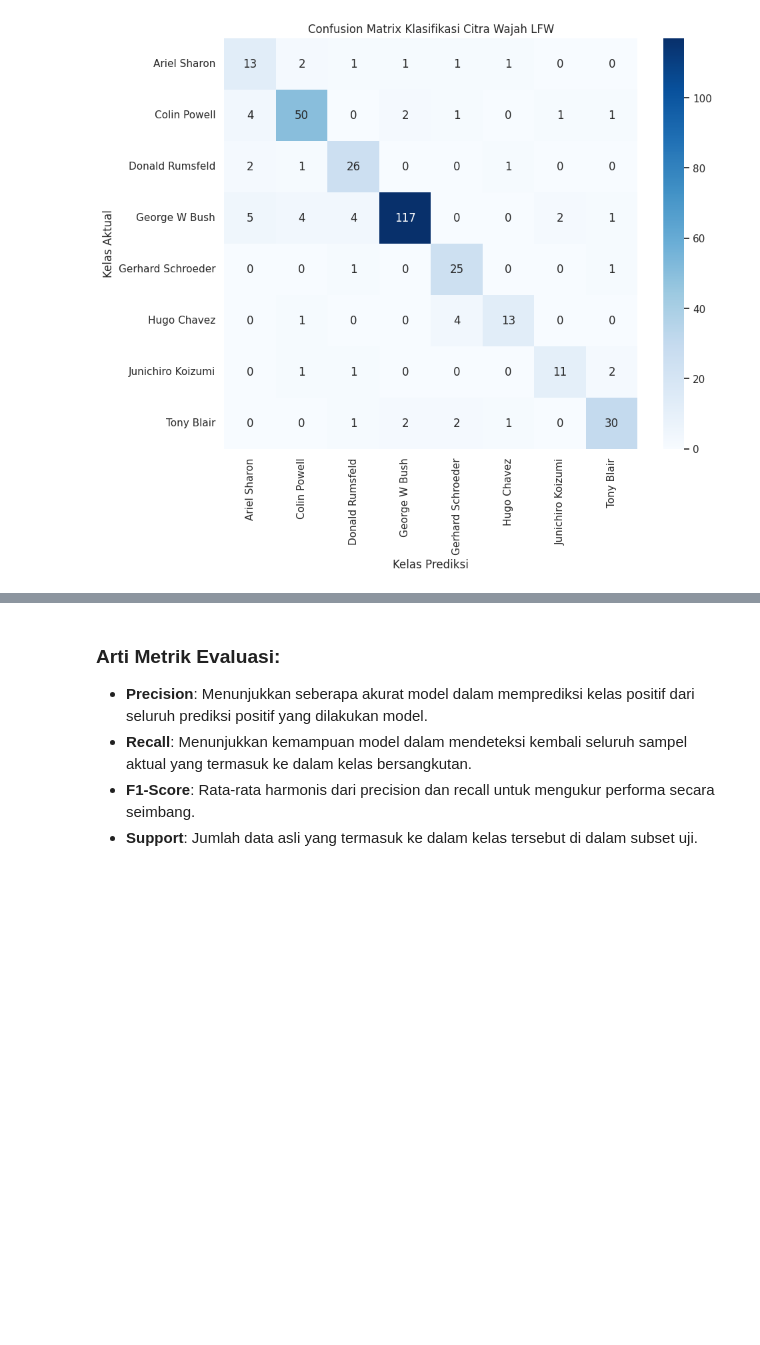
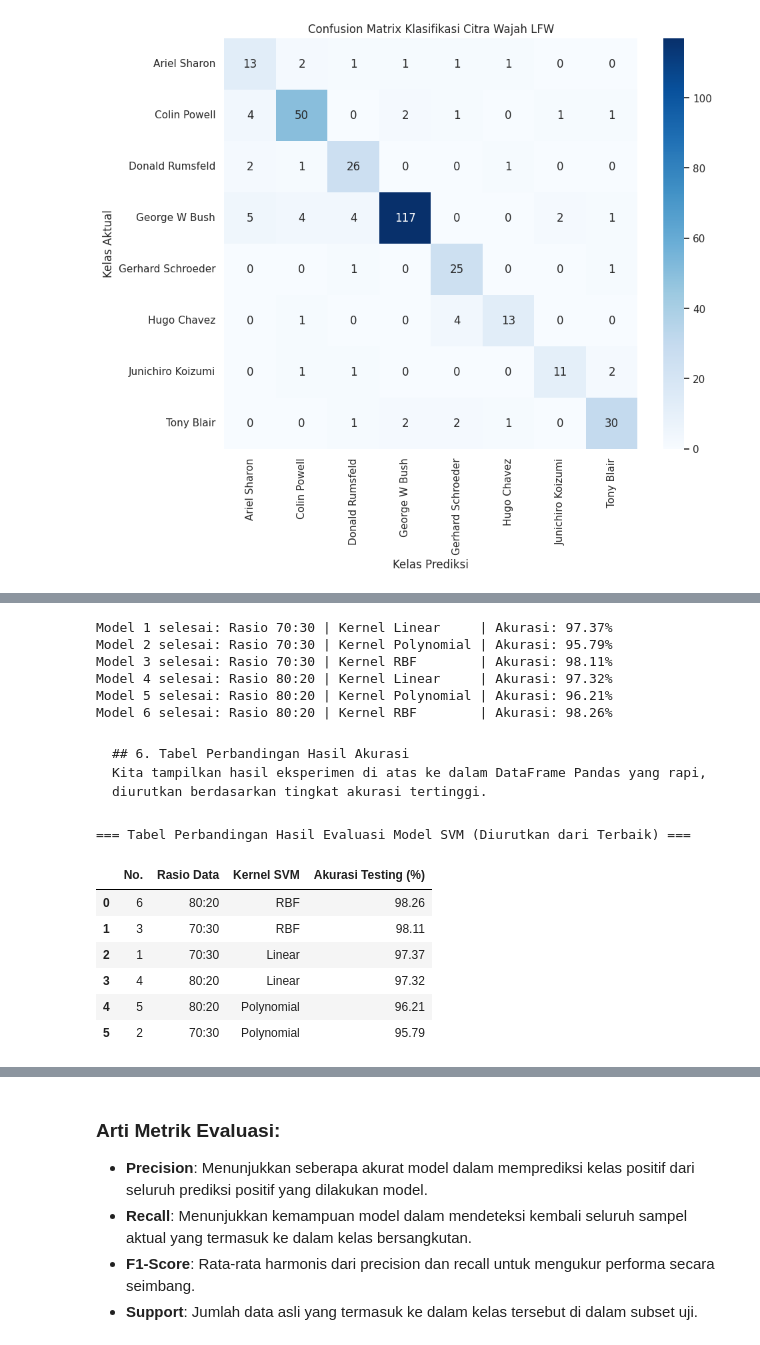
Before and after one commit to Yahya1805/machine-learning_2026, a Jupyter notebook: ML_JS11_10_Klasifikasi2.ipynb, the cells around one changed output, grey strips where cells are left out. Cells and saved outputs as stored; diff of their text form; code cells hidden in the pictures; blank space fills up the shorter version.

````diff
--- a/ML_JS11_10_Klasifikasi2.ipynb
+++ b/ML_JS11_10_Klasifikasi2.ipynb
@@ -1548,0 +1689,66 @@ Junichiro Koizumi       0.79      0.73      0.76        15
+# %%
+# Inisialisasi struktur penyimpanan hasil
+results_list = []
+
+# Definisikan skenario konfigurasi model
+scenarios = [
+    # (No, Nama Rasio, X_train, X_test, y_train, y_test, nama_kernel, svc_params)
+    (1, "70:30", X_train_70, X_test_30, y_train_70, y_test_30, "Linear", {'kernel': 'linear', 'C': 1.0}),
+    (2, "70:30", X_train_70, X_test_30, y_train_70, y_test_30, "Polynomial", {'kernel': 'poly', 'C': 1.0, 'degree': 3}),
+    (3, "70:30", X_train_70, X_test_30, y_train_70, y_test_30, "RBF", {'kernel': 'rbf', 'C': 1.0}),
+    (4, "80:20", X_train_80, X_test_20, y_train_80, y_test_20, "Linear", {'kernel': 'linear', 'C': 1.0}),
+    (5, "80:20", X_train_80, X_test_20, y_train_80, y_test_20, "Polynomial", {'kernel': 'poly', 'C': 1.0, 'degree': 3}),
+    (6, "80:20", X_train_80, X_test_20, y_train_80, y_test_20, "RBF", {'kernel': 'rbf', 'C': 1.0})
+]
+
+for num, ratio_name, X_tr, X_te, y_tr, y_te, kernel_type, svc_args in scenarios:
+    # Membuat Pipeline
+    pipeline = Pipeline([
+        ('scaler', StandardScaler()),
+        ('svc', SVC(**svc_args, random_state=42))
+    ])
+
+    # Melatih model
+    pipeline.fit(X_tr, y_tr)
+
+    # Prediksi
+    y_pred = pipeline.predict(X_te)
+
+    # Hitung akurasi
+    acc = accuracy_score(y_te, y_pred) * 100
+
+    # Simpan ke list hasil
+    results_list.append({
+        'No.': num,
+        'Rasio Data': ratio_name,
+        'Kernel SVM': kernel_type,
+        'Akurasi Testing (%)': round(acc, 2)
+    })
+
+    print(f"Model {num} selesai: Rasio {ratio_name} | Kernel {kernel_type:<10} | Akurasi: {acc:.2f}%")
+# %% [output]
+Model 1 selesai: Rasio 70:30 | Kernel Linear     | Akurasi: 97.37%
+Model 2 selesai: Rasio 70:30 | Kernel Polynomial | Akurasi: 95.79%
+Model 3 selesai: Rasio 70:30 | Kernel RBF        | Akurasi: 98.11%
+Model 4 selesai: Rasio 80:20 | Kernel Linear     | Akurasi: 97.32%
+Model 5 selesai: Rasio 80:20 | Kernel Polynomial | Akurasi: 96.21%
+Model 6 selesai: Rasio 80:20 | Kernel RBF        | Akurasi: 98.26%
+# %% [markdown]
+```markdown
+## 6. Tabel Perbandingan Hasil Akurasi
+Kita tampilkan hasil eksperimen di atas ke dalam DataFrame Pandas yang rapi, diurutkan berdasarkan tingkat akurasi tertinggi.
+```
+# %%
+df_results = pd.DataFrame(results_list)
+
+print("=== Tabel Perbandingan Hasil Evaluasi Model SVM (Diurutkan dari Terbaik) ===")
+display(df_results.sort_values(by='Akurasi Testing (%)', ascending=False).reset_index(drop=True))
+# %% [output]
+=== Tabel Perbandingan Hasil Evaluasi Model SVM (Diurutkan dari Terbaik) ===
+|  | No. | Rasio Data | Kernel SVM | Akurasi Testing (%) |
+| 0 | 6 | 80:20 | RBF | 98.26 |
+| 1 | 3 | 70:30 | RBF | 98.11 |
+| 2 | 1 | 70:30 | Linear | 97.37 |
+| 3 | 4 | 80:20 | Linear | 97.32 |
+| 4 | 5 | 80:20 | Polynomial | 96.21 |
+| 5 | 2 | 70:30 | Polynomial | 95.79 |
````
Also changed, not shown: parts of 11 cells of this notebook.
